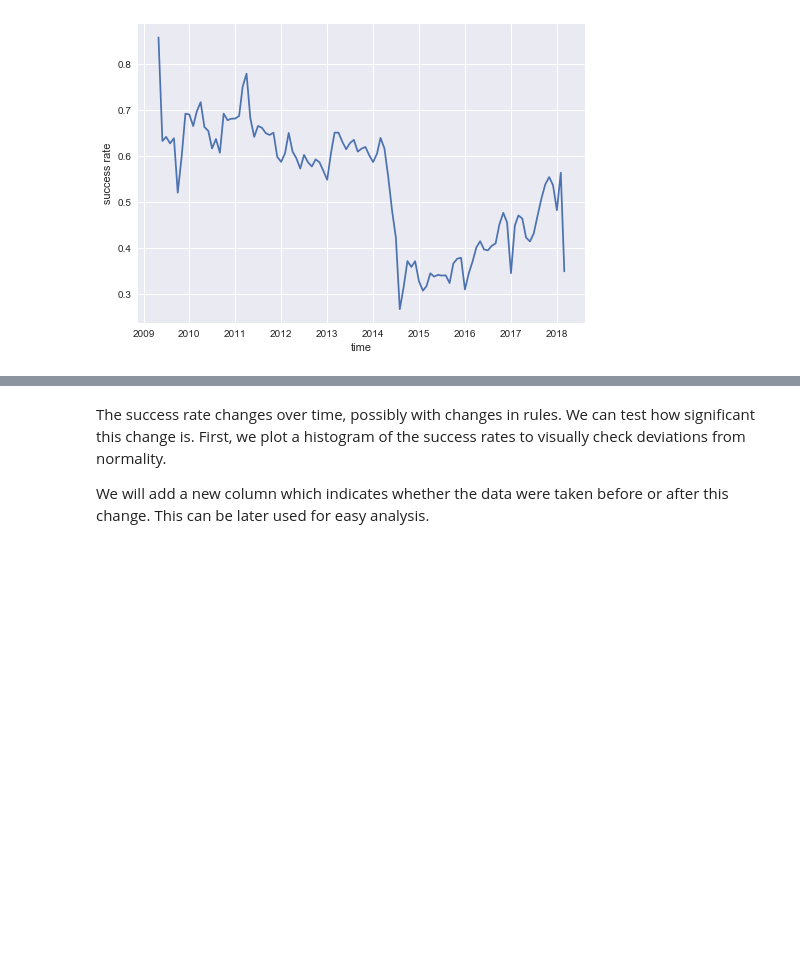
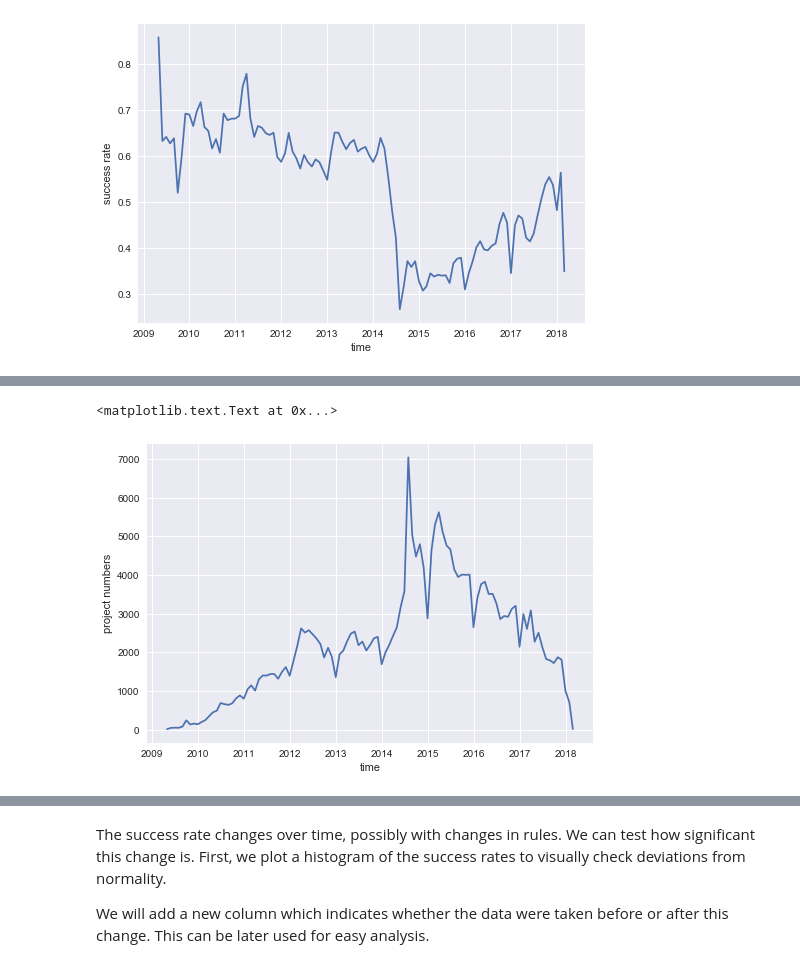
Before and after one commit to vlcekl/ds-crowdfunding, a Jupyter notebook: notebooks/statistics_ks_data.ipynb, the cells around one changed output, grey strips where cells are left out. Saved outputs shown, nothing was run; the diff lists cells and outputs as text; code cells hidden in the pictures; blank space fills up the shorter version.

```diff
--- a/notebooks/statistics_ks_data.ipynb
+++ b/notebooks/statistics_ks_data.ipynb
@@ -112,0 +138,12 @@ Freq: M, dtype: float64
+# %%
+df['dummy'] = 1
+sr_counts_time = pd.Series(np.int_(df['dummy']), index=df['launched_at']).resample('M').sum()
+# plot success rate
+plt.plot(sr_counts_time.index, sr_counts_time)
+plt.xlabel('time')
+plt.ylabel('project numbers')
+#print('Mininimum success rate:\n', sr_rate_time[sr_rate_time == sr_rate_time.min()])
+#df.head()
+# %% [output]
+<matplotlib.text.Text at 0x...>
+[figure, added]
```
Also changed, not shown: parts of 30 cells of this notebook, 5 other files.
